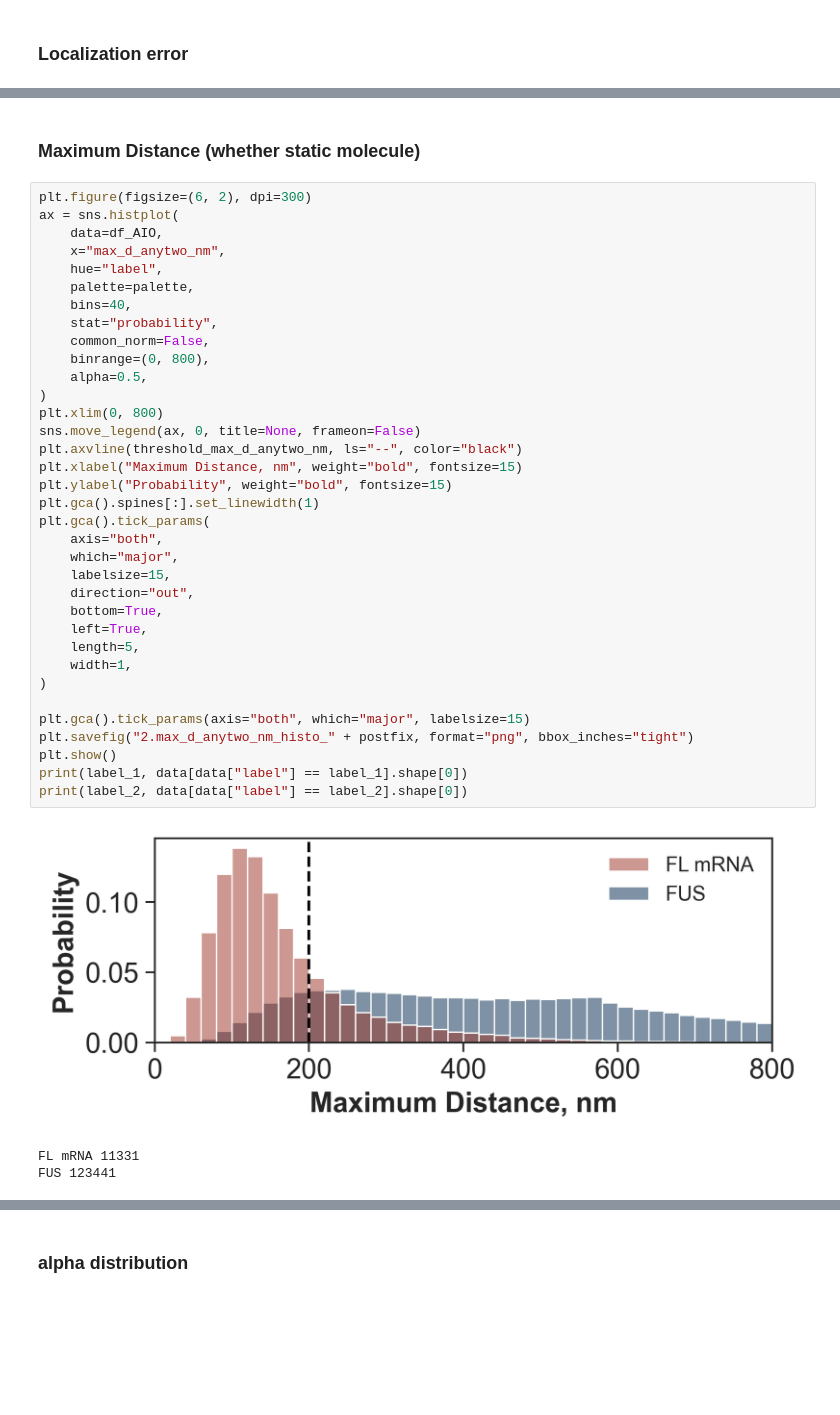
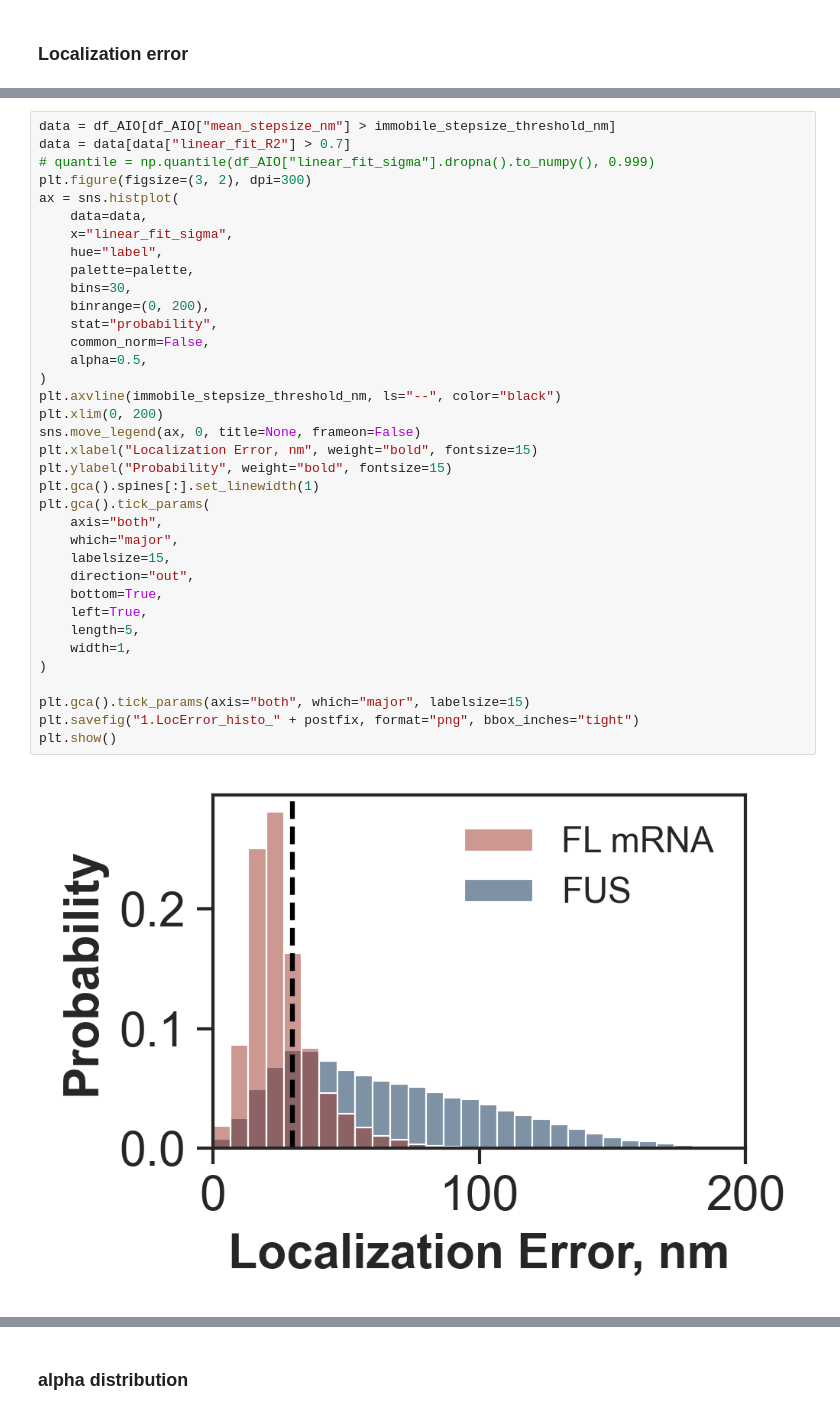
Before and after one commit to walterlab-um/intra_condensate_SPT, a Jupyter notebook: plot_paper_figure/Fig3_FL_vs_FUS488SPT_in_condensate.ipynb, the cells around one changed output, grey strips where cells are left out. Cells and saved outputs as stored; diff of their text form; blank space fills up the shorter version.

```diff
--- a/plot_paper_figure/Fig3_FL_vs_FUS488SPT_in_condensate.ipynb
+++ b/plot_paper_figure/Fig3_FL_vs_FUS488SPT_in_condensate.ipynb
@@ -114,41 +47,38 @@ FUS 123441
-# %% [markdown]
-### Maximum Distance (whether static molecule)
-# %%
-plt.figure(figsize=(6, 2), dpi=300)
-ax = sns.histplot(
-    data=df_AIO,
-    x="max_d_anytwo_nm",
-    hue="label",
-    palette=palette,
-    bins=40,
-    stat="probability",
-    common_norm=False,
-    binrange=(0, 800),
-    alpha=0.5,
-)
-plt.xlim(0, 800)
-sns.move_legend(ax, 0, title=None, frameon=False)
-plt.axvline(threshold_max_d_anytwo_nm, ls="--", color="black")
-plt.xlabel("Maximum Distance, nm", weight="bold", fontsize=15)
-plt.ylabel("Probability", weight="bold", fontsize=15)
-plt.gca().spines[:].set_linewidth(1)
-plt.gca().tick_params(
-    axis="both",
-    which="major",
-    labelsize=15,
-    direction="out",
-    bottom=True,
-    left=True,
-    length=5,
-    width=1,
-)
-
-plt.gca().tick_params(axis="both", which="major", labelsize=15)
-plt.savefig("2.max_d_anytwo_nm_histo_" + postfix, format="png", bbox_inches="tight")
-plt.show()
-print(label_1, data[data["label"] == label_1].shape[0])
-print(label_2, data[data["label"] == label_2].shape[0])
-# %% [output]
-[figure, removed]
-FL mRNA 11331
-FUS 123441
+# %%
+data = df_AIO[df_AIO["mean_stepsize_nm"] > immobile_stepsize_threshold_nm]
+data = data[data["linear_fit_R2"] > 0.7]
+# quantile = np.quantile(df_AIO["linear_fit_sigma"].dropna().to_numpy(), 0.999)
+plt.figure(figsize=(3, 2), dpi=300)
+ax = sns.histplot(
+    data=data,
+    x="linear_fit_sigma",
+    hue="label",
+    palette=palette,
+    bins=30,
+    binrange=(0, 200),
+    stat="probability",
+    common_norm=False,
+    alpha=0.5,
+)
+plt.axvline(immobile_stepsize_threshold_nm, ls="--", color="black")
+plt.xlim(0, 200)
+sns.move_legend(ax, 0, title=None, frameon=False)
+plt.xlabel("Localization Error, nm", weight="bold", fontsize=15)
+plt.ylabel("Probability", weight="bold", fontsize=15)
+plt.gca().spines[:].set_linewidth(1)
+plt.gca().tick_params(
+    axis="both",
+    which="major",
+    labelsize=15,
+    direction="out",
+    bottom=True,
+    left=True,
+    length=5,
+    width=1,
+)
+
+plt.gca().tick_params(axis="both", which="major", labelsize=15)
+plt.savefig("1.LocError_histo_" + postfix, format="png", bbox_inches="tight")
+plt.show()
+# %% [output]
+[figure, added]
```
Also changed, not shown: parts of 22 cells of this notebook.
